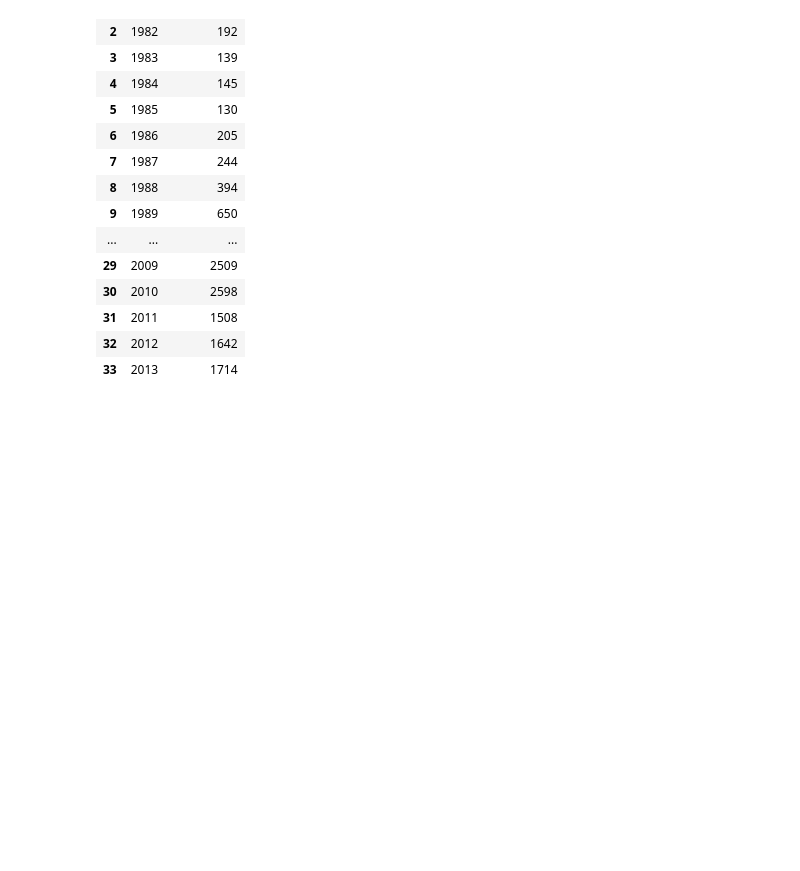
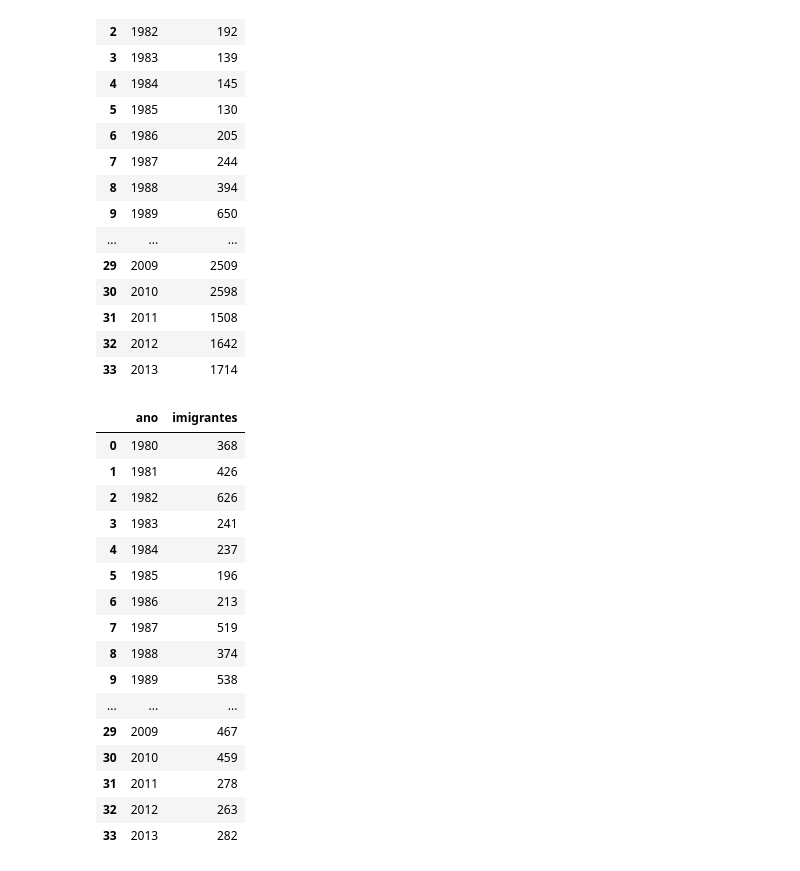
Before and after one commit to Leeogmz/HTML-CSS, a Jupyter notebook: Data_Visualization.ipynb, the cells around one changed output. Saved outputs shown, nothing was run; the diff lists cells and outputs as text; code cells hidden in the pictures; blank space fills up the shorter version.

```diff
--- a/Data_Visualization.ipynb
+++ b/Data_Visualization.ipynb
@@ -106,6 +129,27 @@ dados_brasil
 | 31 | 2011 | 1508 |
 | 32 | 2012 | 1642 |
 | 33 | 2013 | 1714 |
+# %%
+dados_argentina = pd.DataFrame(argentina_dict)
+dados_argentina
+# %% [output]
+|  | ano | imigrantes |
+| 0 | 1980 | 368 |
+| 1 | 1981 | 426 |
+| 2 | 1982 | 626 |
+| 3 | 1983 | 241 |
+| 4 | 1984 | 237 |
+| 5 | 1985 | 196 |
+| 6 | 1986 | 213 |
+| 7 | 1987 | 519 |
+| 8 | 1988 | 374 |
+| 9 | 1989 | 538 |
+| ... | ... | ... |
+| 29 | 2009 | 467 |
+| 30 | 2010 | 459 |
+| 31 | 2011 | 278 |
+| 32 | 2012 | 263 |
+| 33 | 2013 | 282 |
 # %%
 import matplotlib .pyplot as plt
 # %%
```
Also changed, not shown: parts of 4 cells of this notebook.
